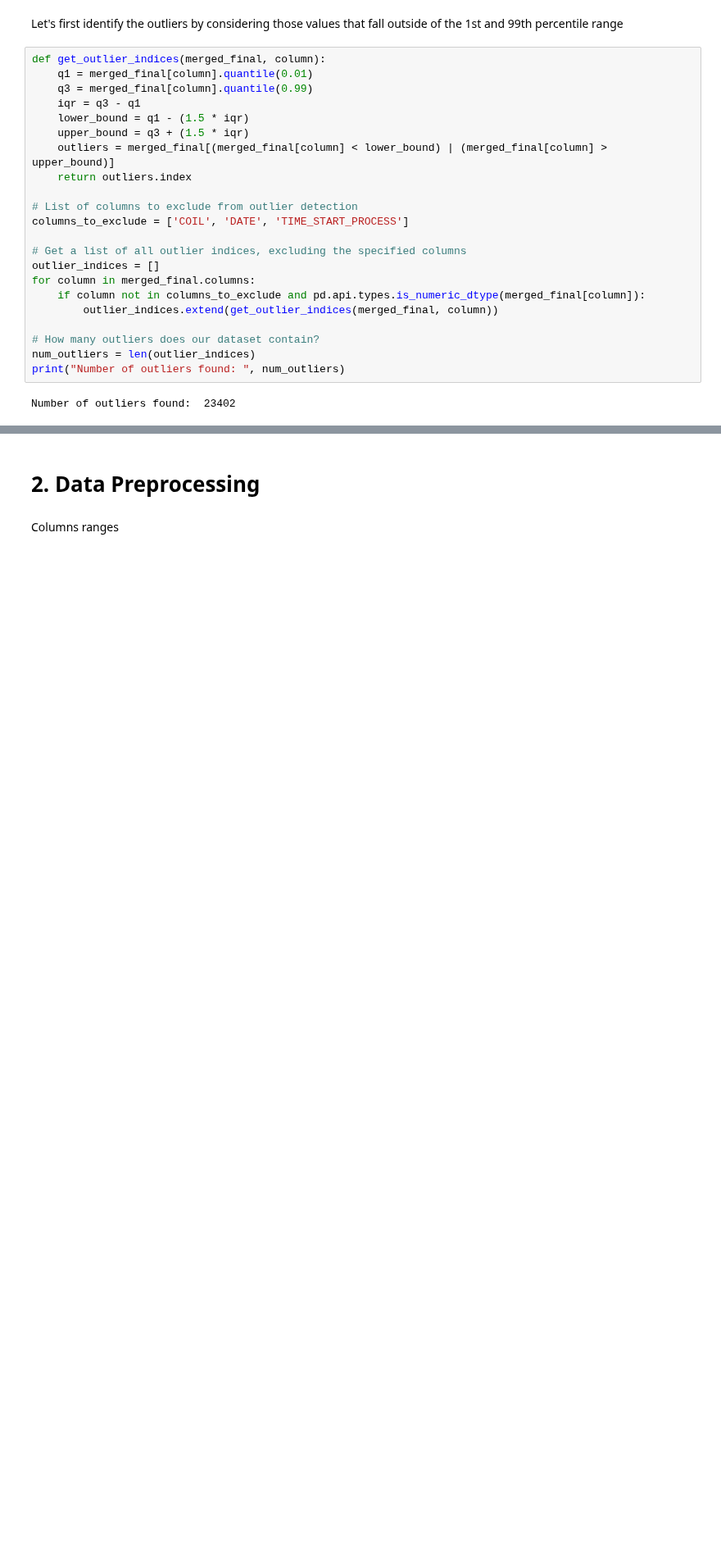
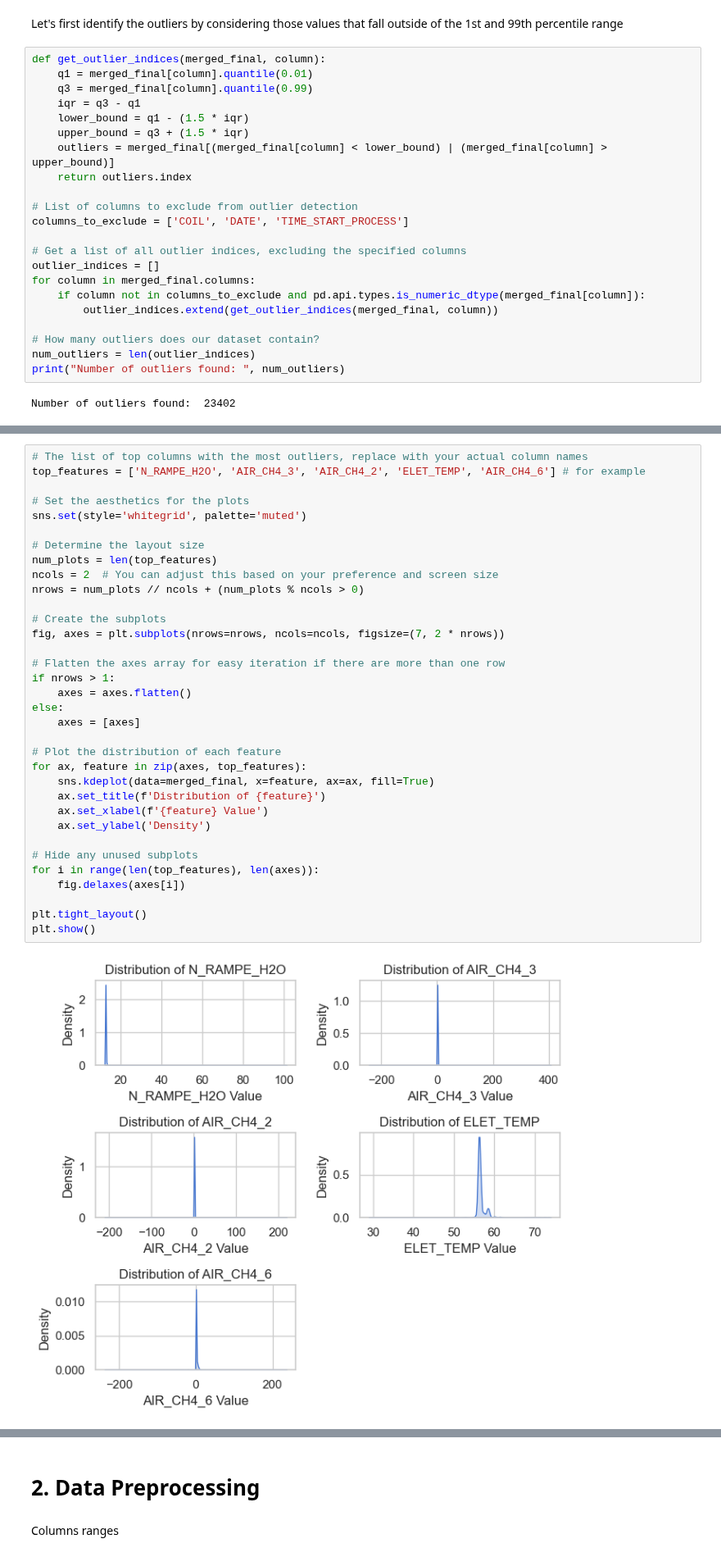
Before and after one commit to simoneassirelli/Machine-Learning-Fieldwork---G3, a Jupyter notebook: full_code.ipynb, the cells around one changed output, grey strips where cells are left out. Shown at 82% size. Saved outputs shown, nothing was run; the diff lists cells and outputs as text; blank space fills up the shorter version.

```diff
--- a/full_code.ipynb
+++ b/full_code.ipynb
@@ -340,3 +336,39 @@ AIR_CH4_3: 2185 outliers
 AIR_CH4_2: 2099 outliers
 ELET_TEMP: 1530 outliers
 AIR_CH4_6: 1399 outliers
+# %%
+# The list of top columns with the most outliers, replace with your actual column names
+top_features = ['N_RAMPE_H2O', 'AIR_CH4_3', 'AIR_CH4_2', 'ELET_TEMP', 'AIR_CH4_6'] # for example
+
+# Set the aesthetics for the plots
+sns.set(style='whitegrid', palette='muted')
+
+# Determine the layout size
+num_plots = len(top_features)
+ncols = 2  # You can adjust this based on your preference and screen size
+nrows = num_plots // ncols + (num_plots % ncols > 0)
+
+# Create the subplots
+fig, axes = plt.subplots(nrows=nrows, ncols=ncols, figsize=(7, 2 * nrows))
+
+# Flatten the axes array for easy iteration if there are more than one row
+if nrows > 1:
+    axes = axes.flatten()
+else:
+    axes = [axes]
+
+# Plot the distribution of each feature
+for ax, feature in zip(axes, top_features):
+    sns.kdeplot(data=merged_final, x=feature, ax=ax, fill=True)
+    ax.set_title(f'Distribution of {feature}')
+    ax.set_xlabel(f'{feature} Value')
+    ax.set_ylabel('Density')
+
+# Hide any unused subplots
+for i in range(len(top_features), len(axes)):
+    fig.delaxes(axes[i])
+
+plt.tight_layout()
+plt.show()
+# %% [output]
+[figure, added]
```
Also changed, not shown: parts of 25 cells of this notebook.
